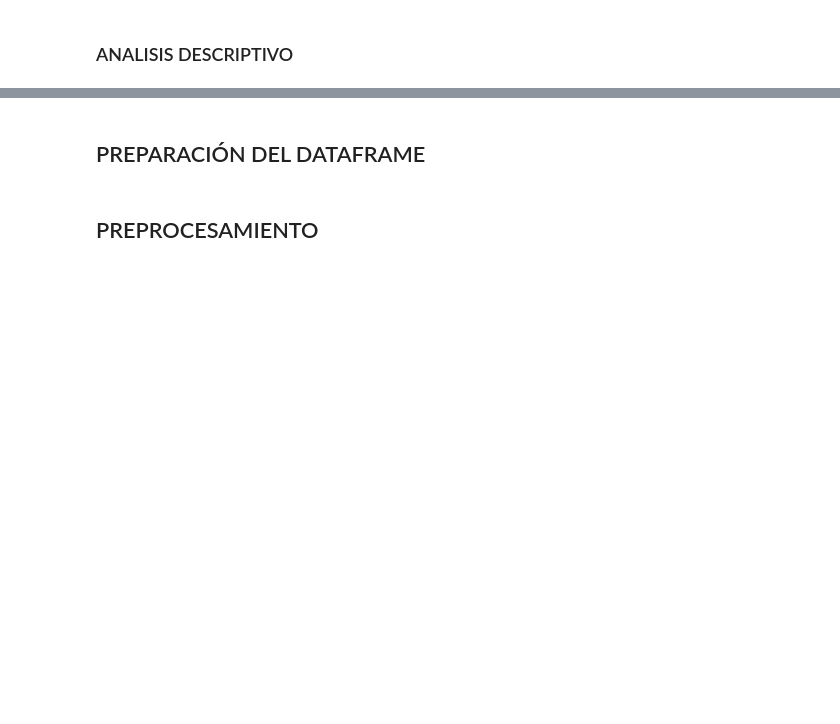
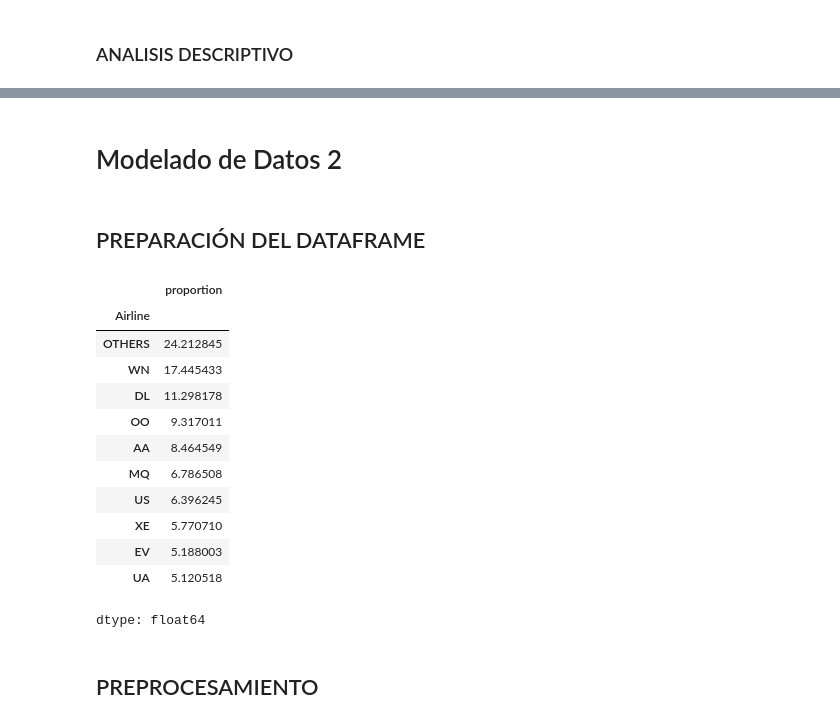
Before and after one commit to Sts87/FlightOnTime, a Jupyter notebook: FlightOnTime_Modelado 2.1.ipynb, the cells around one changed output, grey strips where cells are left out. Drawn from its saved outputs; the diff is of its cells as text; code cells hidden in the pictures; blank space fills up the shorter version.

```diff
--- a/FlightOnTime_Modelado 2.1.ipynb
+++ b/FlightOnTime_Modelado 2.1.ipynb
@@ -439,0 +400,2 @@ plt.title('Mapa de Calor de Correlaciones')
+# %% [markdown]
+# Modelado de Datos 2
@@ -440,2 +410,7 @@ plt.title('Mapa de Calor de Correlaciones')
+# %%
+# DATASET - (BORRAR?)
+# -Dataset limpio y con variables agregadas de la etapa de análisis
+url = 'https://raw.githubusercontent.com/Sts87/FlightOnTime/refs/heads/feature/model-training/Airlines_processed.csv'
+df = pd.read_csv(url)
 # %% [markdown]
 ## PREPARACIÓN DEL DATAFRAME
@@ -449,11 +417,35 @@ RANDOM_STATE = 42
+# %%
+# LIMPIAR DATASET
+# -Limpiar vuelos que no tienen duracion por considerarse ruido
+df = df[df['Length']>0]
+# %%
+# SELECCIÓN DE VARIABLES
+# -Se escogen las variables categóricas Airline, AirportFrom, AirportTo, DayOfWeek para probar el modelo
+# -Se escogen las variables continuas Length y Hour
+# -Se escoge la variable Hour como medición del tiempo
+eliminar = ['Flight', 'Time', 'TimeDay', 'Duration']
+df.drop(columns=eliminar, inplace=True)
 # %%
-# Se selecciona los valores mayores que 0
-data = data[data['Length']>0]
+# CREACIÓN DE VARIABLES
+# -Agrupar aerolineas con una frecuencia relativa menor a 5%, para evitar atomicidad
+vc = df['Airline'].value_counts(normalize=True)
+cambiar_nombre = vc[vc<0.05].index
+df['Airline'] = df['Airline'].replace(cambiar_nombre, 'OTHERS')
 
-# Agrupación de aerolineas con una distribución menor de 0.05
-vc = data['Airline'].value_counts(normalize=True)
-cambiar_nombre = vc[vc<0.05].index
-
-data['Airline'] = data['Airline'].replace(cambiar_nombre, 'OTHERS')
+df['Airline'].value_counts(normalize=True)*100
+# %% [output]
+|  | proportion |
+| Airline |  |
+| OTHERS | 24.212845 |
+| WN | 17.445433 |
+| DL | 11.298178 |
+| OO | 9.317011 |
+| AA | 8.464549 |
+| MQ | 6.786508 |
+| US | 6.396245 |
+| XE | 5.770710 |
+| EV | 5.188003 |
+| UA | 5.120518 |
+dtype: float64
 # %% [markdown]
 ## PREPROCESAMIENTO
```
Also changed, not shown: parts of 59 cells of this notebook.
